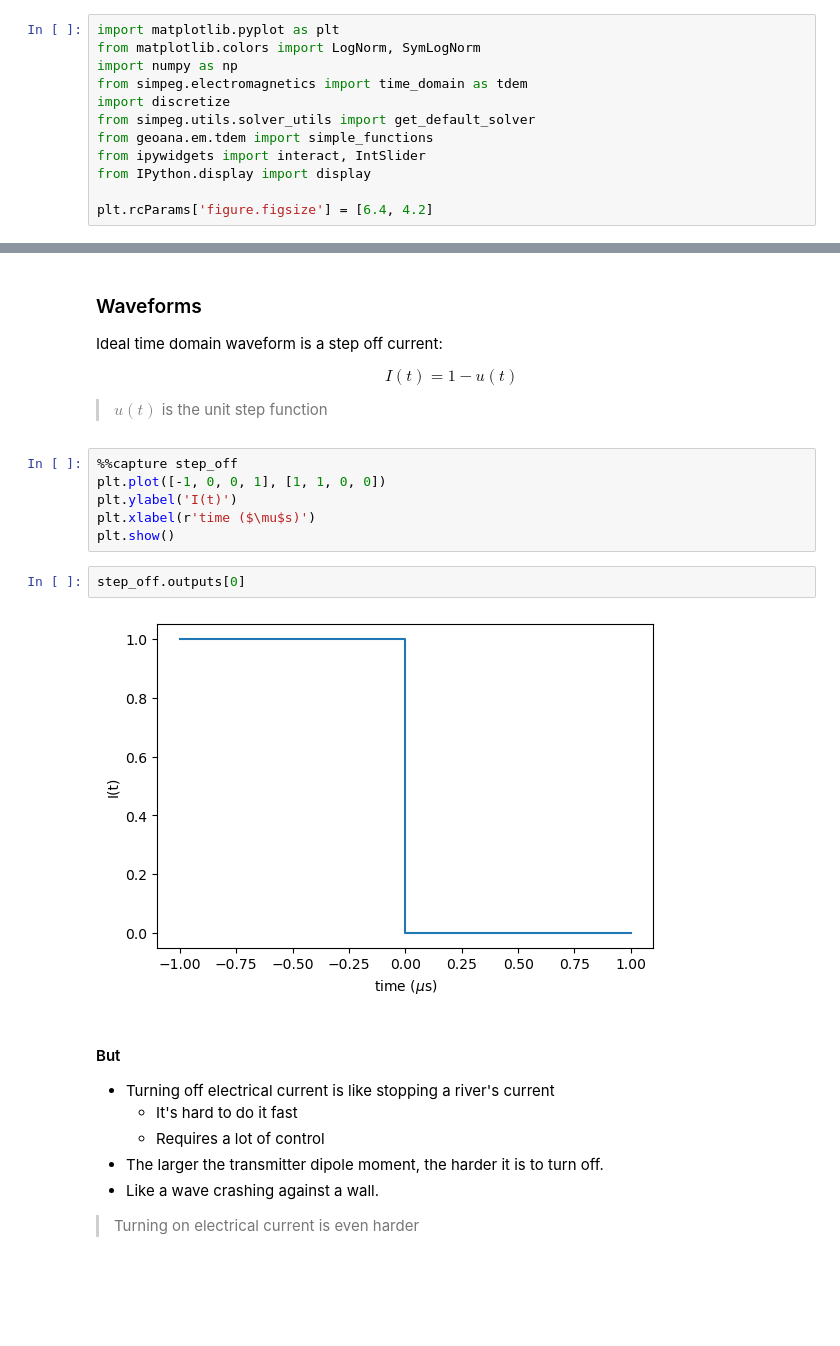
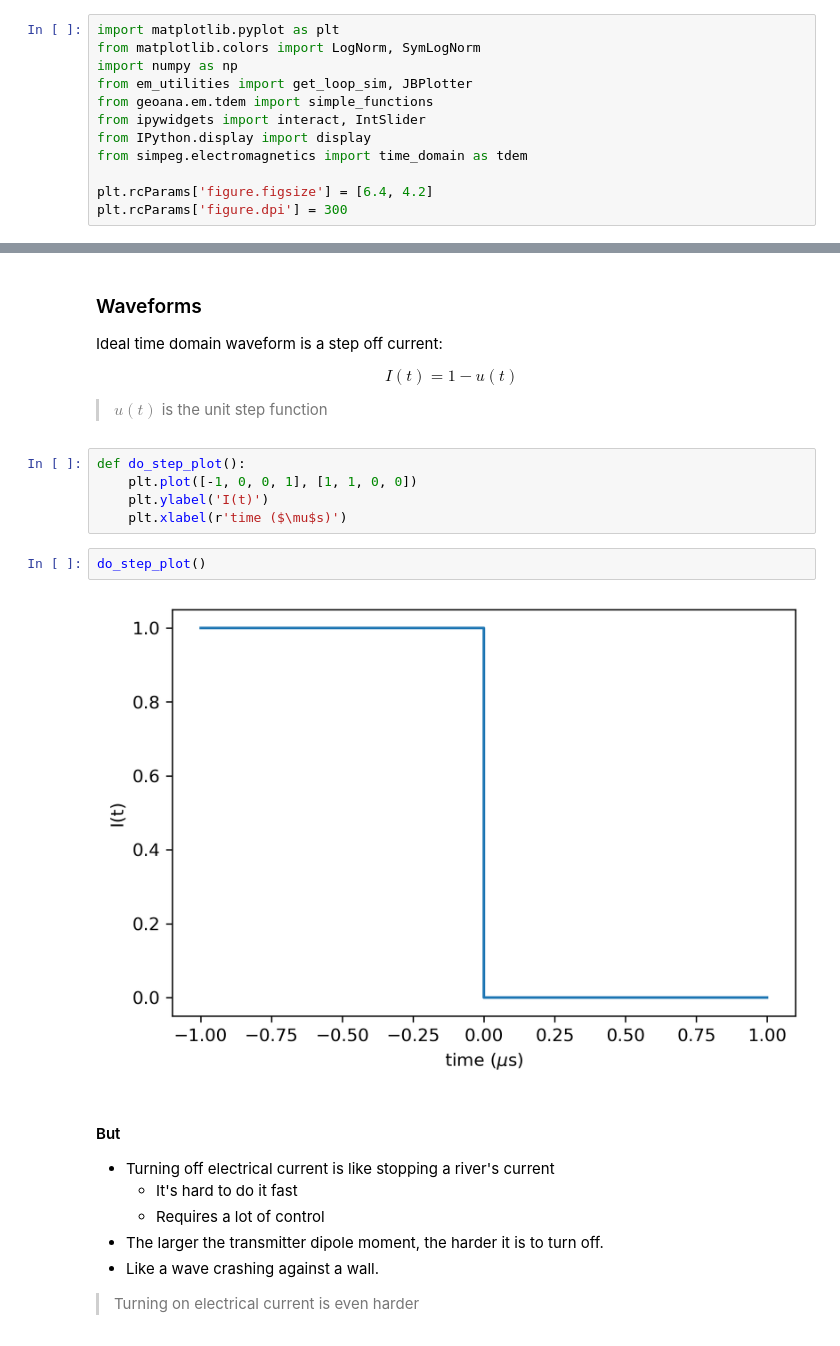
Before and after one commit to jcapriot/gpgn-319, a Jupyter notebook: notes/em/2-TDEM-1.ipynb, the cells around one changed output, grey strips where cells are left out. Saved outputs shown, nothing was run; the diff lists cells and outputs as text; blank space fills up the shorter version.

```diff
--- a/notes/em/2-TDEM-1.ipynb
+++ b/notes/em/2-TDEM-1.ipynb
@@ -6,12 +6,12 @@
 import matplotlib.pyplot as plt
 from matplotlib.colors import LogNorm, SymLogNorm
 import numpy as np
-from simpeg.electromagnetics import time_domain as tdem
-import discretize
-from simpeg.utils.solver_utils import get_default_solver
+from em_utilities import get_loop_sim, JBPlotter
 from geoana.em.tdem import simple_functions
 from ipywidgets import interact, IntSlider
 from IPython.display import display
+from simpeg.electromagnetics import time_domain as tdem
 
 plt.rcParams['figure.figsize'] = [6.4, 4.2]
+plt.rcParams['figure.dpi'] = 300
 # %%
@@ -251,15 +154,14 @@ $$ I(t) = 1 - u(t)$$
 
 > $u(t)$ is the unit step function
 # %%
-%%capture step_off
-plt.plot([-1, 0, 0, 1], [1, 1, 0, 0])
-plt.ylabel('I(t)')
-plt.xlabel(r'time ($\mu$s)')
-plt.show()
+def do_step_plot():
+    plt.plot([-1, 0, 0, 1], [1, 1, 0, 0])
+    plt.ylabel('I(t)')
+    plt.xlabel(r'time ($\mu$s)')
 # %%
-step_off.outputs[0]
+do_step_plot()
 # %% [output]
-[figure, old version]
+[figure, new version]
 # %% [markdown]
 #### But
 * Turning off electrical current is like stopping a river's current
```
Also changed, not shown: parts of 24 cells of this notebook, 2 other files.
